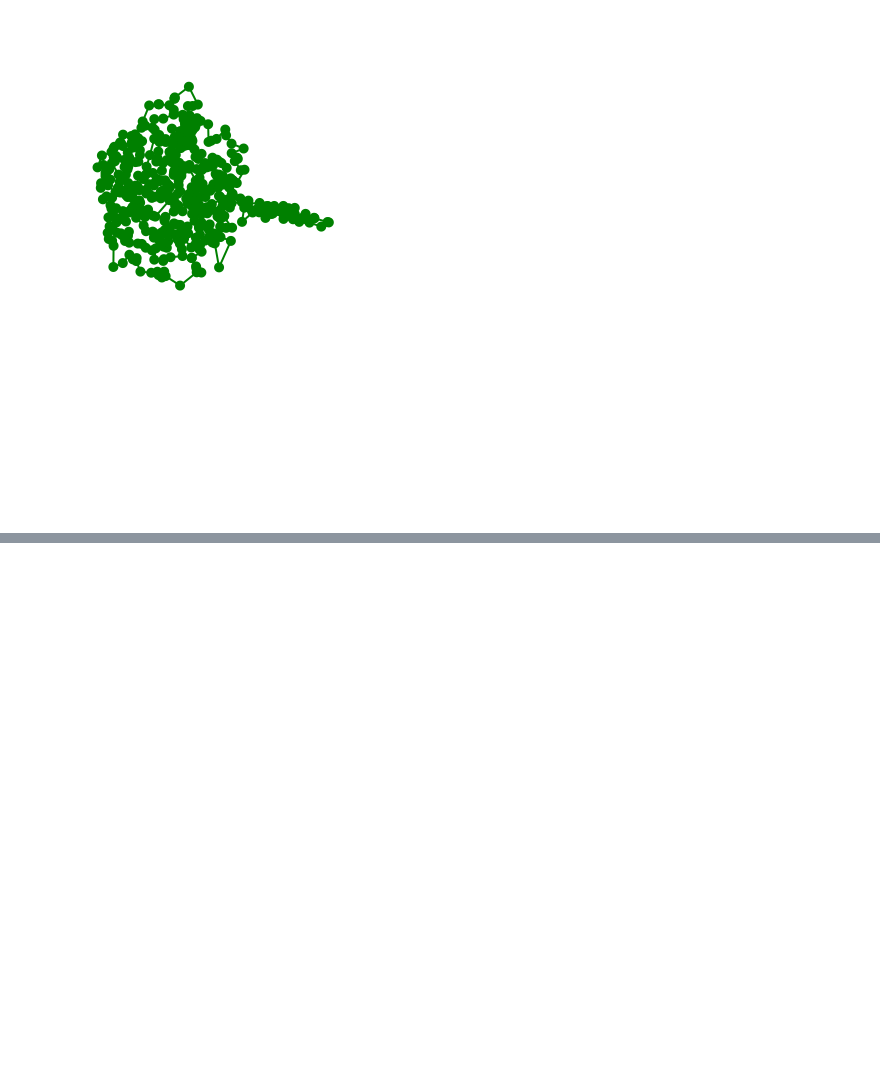
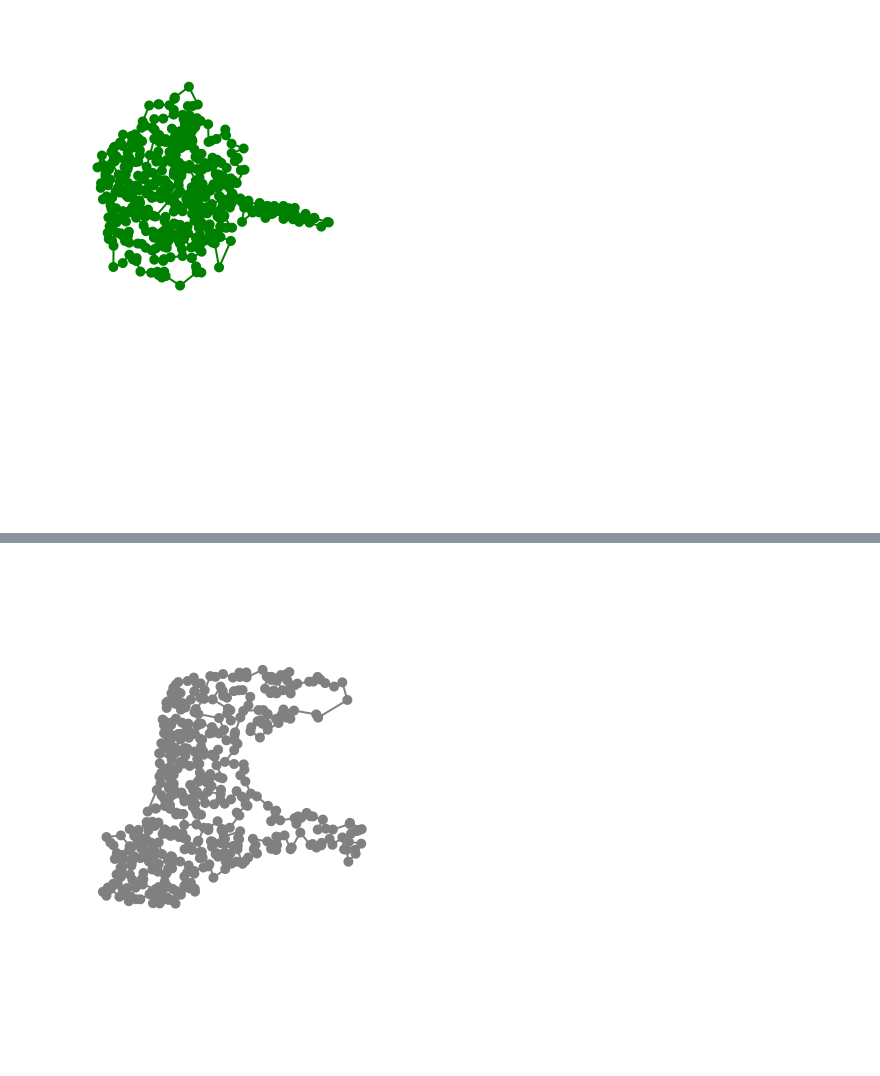
Before and after one commit to asneerug/DandelionOptimizerTSP, a Jupyter notebook: DandelionOptimizer.ipynb, the cells around one changed output, grey strips where cells are left out. Saved outputs shown, nothing was run; the diff lists cells and outputs as text; code cells hidden in the pictures; blank space fills up the shorter version.

```diff
--- a/DandelionOptimizer.ipynb
+++ b/DandelionOptimizer.ipynb
@@ -971,6 +971,7 @@ function draw_tsp_scaled(x, o, n, filename, color, size=1000, radius=5, scale_fa
     A = Point(stretch * x[1, o[n]] / scale_factor, stretch * x[2, o[n]] / scale_factor)
     B = Point(stretch * x[1, o[1]] / scale_factor, stretch * x[2, o[1]] / scale_factor)
     line(A, B, :stroke)
+    setcolor(color)
     finish()
     preview()
 end
@@ -1173,0 +1190,4 @@ draw_tsp_scaled(pts, best_tour, size(pts, 2), "Image", "green", 500, 5, 500)
+# %%
+draw_tsp_scaled(pts, best_tour, size(pts, 2), "Image2", "grey", 500, 5, 500)
+# %% [output]
+[figure, added]
```
Also changed, not shown: parts of 4 cells of this notebook, 2 other files.
